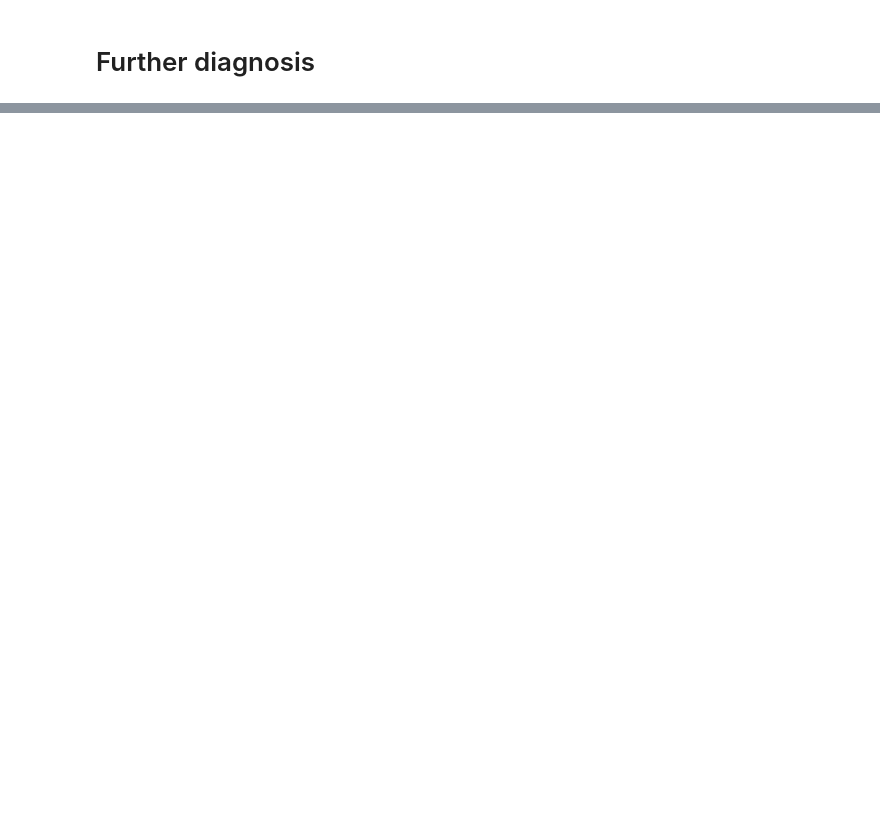
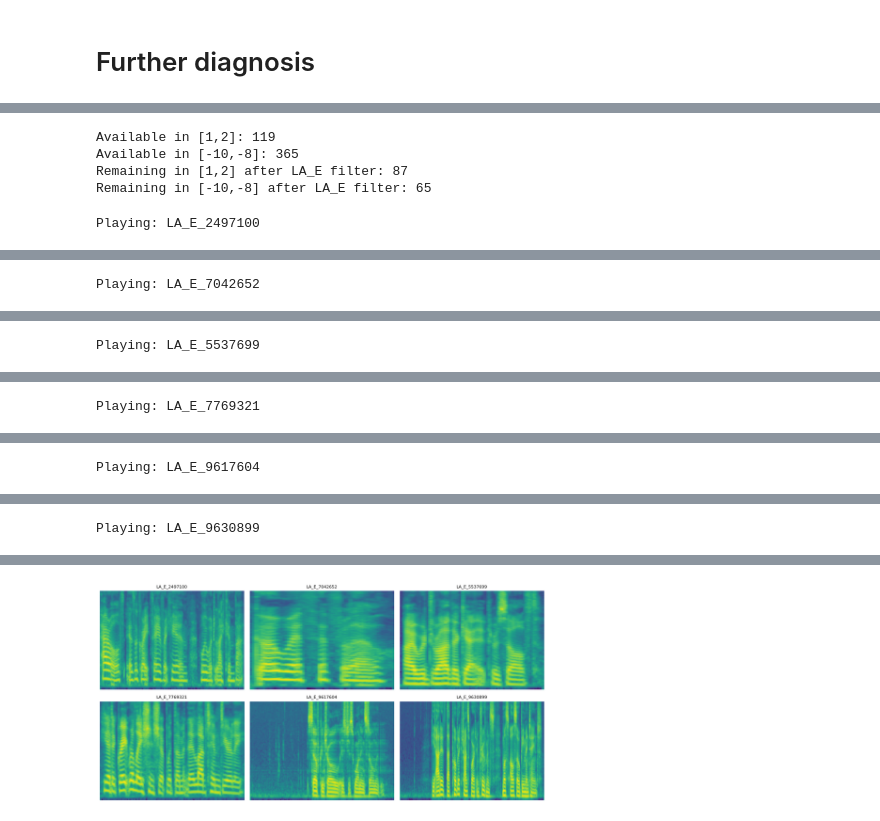
Before and after one commit to nii-yamagishilab/MoE-AntiDeepfake, a Jupyter notebook: notebooks/2_analyze_weights.ipynb, the cells around one changed output, grey strips where cells are left out. Saved outputs shown, nothing was run; the diff lists cells and outputs as text; code cells hidden in the pictures; blank space fills up the shorter version.

```diff
--- a/notebooks/2_analyze_weights.ipynb
+++ b/notebooks/2_analyze_weights.ipynb
@@ -281,0 +351,54 @@ Expert |  Overall   |   Real     |   Fake     |  Δ(F-R)    | Gate_R  | Gate_F
+# %%
+scores_path_A10 = "/home/smg/v-viola/moe_antideepfake/results/MoE/TargetCheck/A10/frozen_5_exp_wxL_no_temp/scores.txt"
+
+ids_A10 = []
+scores_A10 = []
+labels_A10 = []
+
+with open(scores_path_A10, 'r') as fh:
+    for line in fh:
+        parts = line.strip().split()
+        if len(parts) != 3:
+            continue
+
+        utt_id, score, label = parts
+        ids_A10.append(utt_id)
+        scores_A10.append(float(score.strip("[]")))
+        labels_A10.append(int(label))
+
+ids_A10 = np.array(ids_A10)
+scores_A10 = np.array(scores_A10)
+labels_A10 = np.array(labels_A10)
+
+np.random.seed(42)
+
+mask_pos = (scores_A10 >= 1) & (scores_A10 <= 2)
+mask_neg = (scores_A10 >= -10) & (scores_A10 <= -8)
+
+ids_pos = ids_A10[mask_pos]
+ids_neg = ids_A10[mask_neg]
+
+print("Available in [1,2]:", len(ids_pos))
+print("Available in [-10,-8]:", len(ids_neg))
+
+sample_pos = np.random.choice(ids_pos, size=100, replace=False)
+sample_neg = np.random.choice(ids_neg, size=100, replace=False)
+
+sample_pos_filtered = [utt for utt in sample_pos if utt.startswith("LA_E")]
+sample_neg_filtered = [utt for utt in sample_neg if utt.startswith("LA_E")]
+
+print("Remaining in [1,2] after LA_E filter:", len(sample_pos_filtered))
+print("Remaining in [-10,-8] after LA_E filter:", len(sample_neg_filtered))
+# %% [output]
+Available in [1,2]: 119
+Available in [-10,-8]: 365
+Remaining in [1,2] after LA_E filter: 87
+Remaining in [-10,-8] after LA_E filter: 65
+# %%
+plot_mel_groups(
+    base_path="/Database/ASVspoof2019/public_released_data/LA/ASVspoof2019_LA_eval/flac",
+    group1_ids=sample_pos_filtered,
+    group2_ids=sample_neg_filtered
+)
+# %% [output]
+Playing: LA_E_2497100
@@ -281,0 +406 @@ Expert |  Overall   |   Real     |   Fake     |  Δ(F-R)    | Gate_R  | Gate_F
+Playing: LA_E_7042652
@@ -281,0 +408 @@ Expert |  Overall   |   Real     |   Fake     |  Δ(F-R)    | Gate_R  | Gate_F
+Playing: LA_E_5537699
@@ -281,0 +410 @@ Expert |  Overall   |   Real     |   Fake     |  Δ(F-R)    | Gate_R  | Gate_F
+Playing: LA_E_7769321
@@ -281,0 +412 @@ Expert |  Overall   |   Real     |   Fake     |  Δ(F-R)    | Gate_R  | Gate_F
+Playing: LA_E_9617604
@@ -281,0 +414 @@ Expert |  Overall   |   Real     |   Fake     |  Δ(F-R)    | Gate_R  | Gate_F
+Playing: LA_E_9630899
@@ -281,0 +416 @@ Expert |  Overall   |   Real     |   Fake     |  Δ(F-R)    | Gate_R  | Gate_F
+[figure, added]
```
Also changed, not shown: parts of 9 cells of this notebook, 18 other files.
